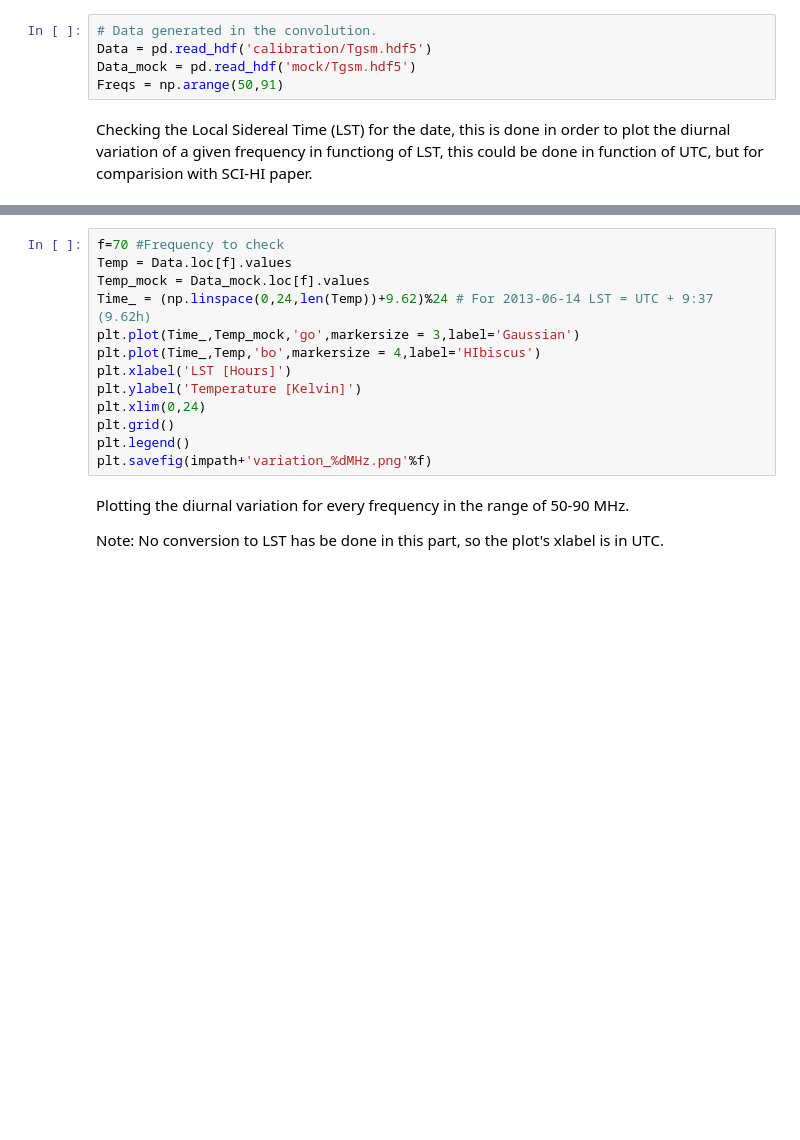
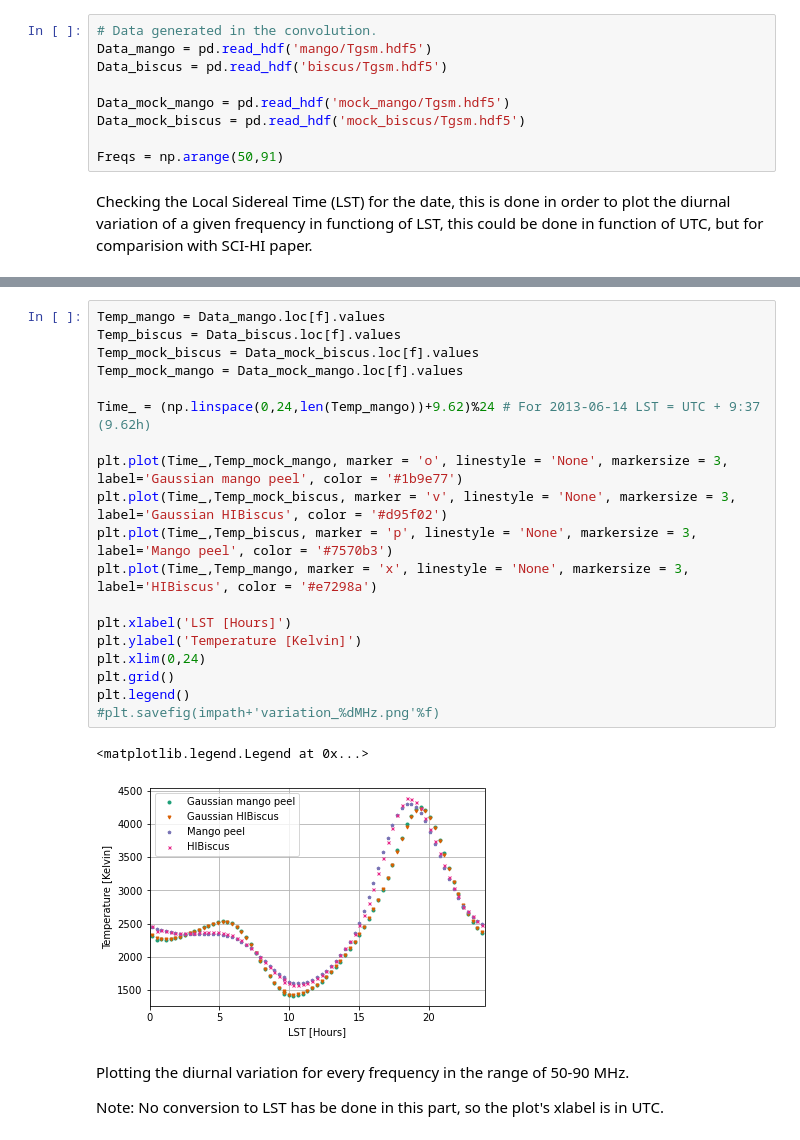
Before and after one commit to GabrielMissael/SciHi, a Jupyter notebook: simulation.ipynb, the cells around one changed output, grey strips where cells are left out. Cells and saved outputs as stored; diff of their text form; blank space fills up the shorter version.

Commit message:
Uploading full simulation with mock, mango peel and hibiscus antennas

```diff
--- a/simulation.ipynb
+++ b/simulation.ipynb
@@ -161,8 +178,12 @@ KeyboardInterrupt:
 Checking the diurnal variation of the temperature for every frequency in the rage 50-90 MHz.
 # %%
 # Data generated in the convolution.
-Data = pd.read_hdf('calibration/Tgsm.hdf5')
-Data_mock = pd.read_hdf('mock/Tgsm.hdf5')
+Data_mango = pd.read_hdf('mango/Tgsm.hdf5')
+Data_biscus = pd.read_hdf('biscus/Tgsm.hdf5')
+
+Data_mock_mango = pd.read_hdf('mock_mango/Tgsm.hdf5')
+Data_mock_biscus = pd.read_hdf('mock_biscus/Tgsm.hdf5')
+
 Freqs = np.arange(50,91)
 # %% [markdown]
 Checking the Local Sidereal Time (LST) for the date, this is done in order to plot the diurnal variation of a given frequency in functiong of LST, this could be done in function of UTC, but for comparision with SCI-HI paper.
@@ -171,16 +220,25 @@ check_LST('2013-06-14 00:00:00')
 # %%
-f=70 #Frequency to check
-Temp = Data.loc[f].values
-Temp_mock = Data_mock.loc[f].values
-Time_ = (np.linspace(0,24,len(Temp))+9.62)%24 # For 2013-06-14 LST = UTC + 9:37 (9.62h)
-plt.plot(Time_,Temp_mock,'go',markersize = 3,label='Gaussian')
-plt.plot(Time_,Temp,'bo',markersize = 4,label='HIbiscus')
+Temp_mango = Data_mango.loc[f].values
+Temp_biscus = Data_biscus.loc[f].values
+Temp_mock_biscus = Data_mock_biscus.loc[f].values
+Temp_mock_mango = Data_mock_mango.loc[f].values
+
+Time_ = (np.linspace(0,24,len(Temp_mango))+9.62)%24 # For 2013-06-14 LST = UTC + 9:37 (9.62h)
+
+plt.plot(Time_,Temp_mock_mango, marker = 'o', linestyle = 'None', markersize = 3, label='Gaussian mango peel', color = '#1b9e77')
+plt.plot(Time_,Temp_mock_biscus, marker = 'v', linestyle = 'None', markersize = 3, label='Gaussian HIBiscus', color = '#d95f02')
+plt.plot(Time_,Temp_biscus, marker = 'p', linestyle = 'None', markersize = 3, label='Mango peel', color = '#7570b3')
+plt.plot(Time_,Temp_mango, marker = 'x', linestyle = 'None', markersize = 3, label='HIBiscus', color = '#e7298a')
+
 plt.xlabel('LST [Hours]')
 plt.ylabel('Temperature [Kelvin]')
 plt.xlim(0,24)
 plt.grid()
 plt.legend()
-plt.savefig(impath+'variation_%dMHz.png'%f)
+#plt.savefig(impath+'variation_%dMHz.png'%f)
+# %% [output]
+<matplotlib.legend.Legend at 0x...>
+[figure, added]
 # %% [markdown]
 Plotting the diurnal variation for every frequency in the range of 50-90 MHz.
 
```
Also changed, not shown: parts of 8 cells of this notebook.
